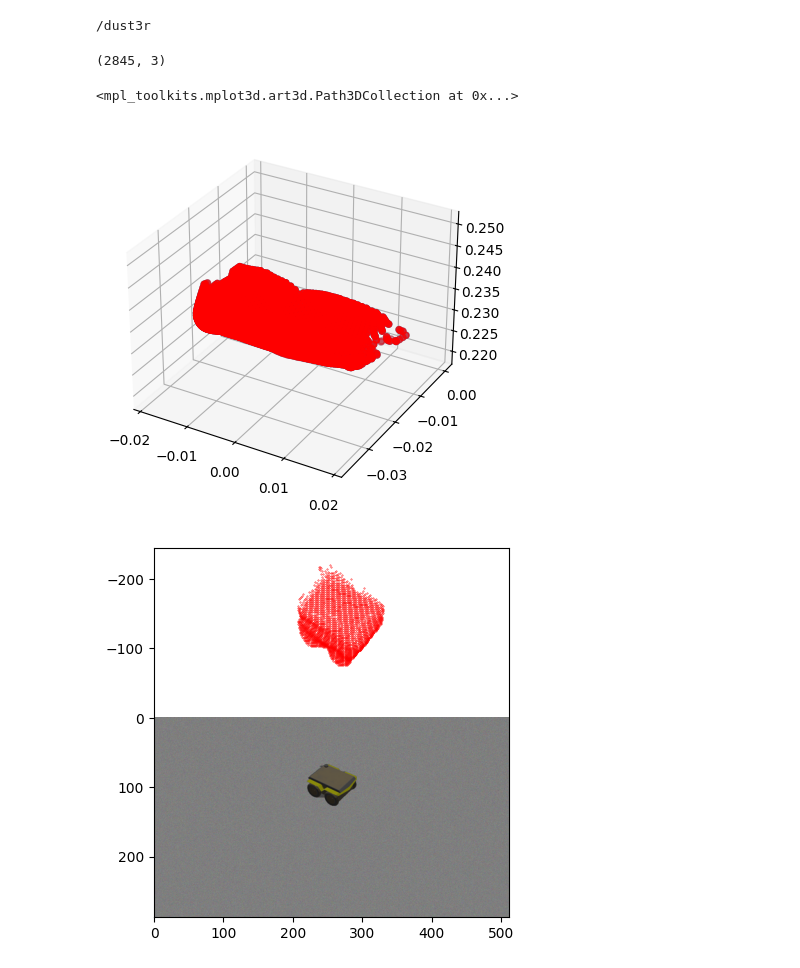
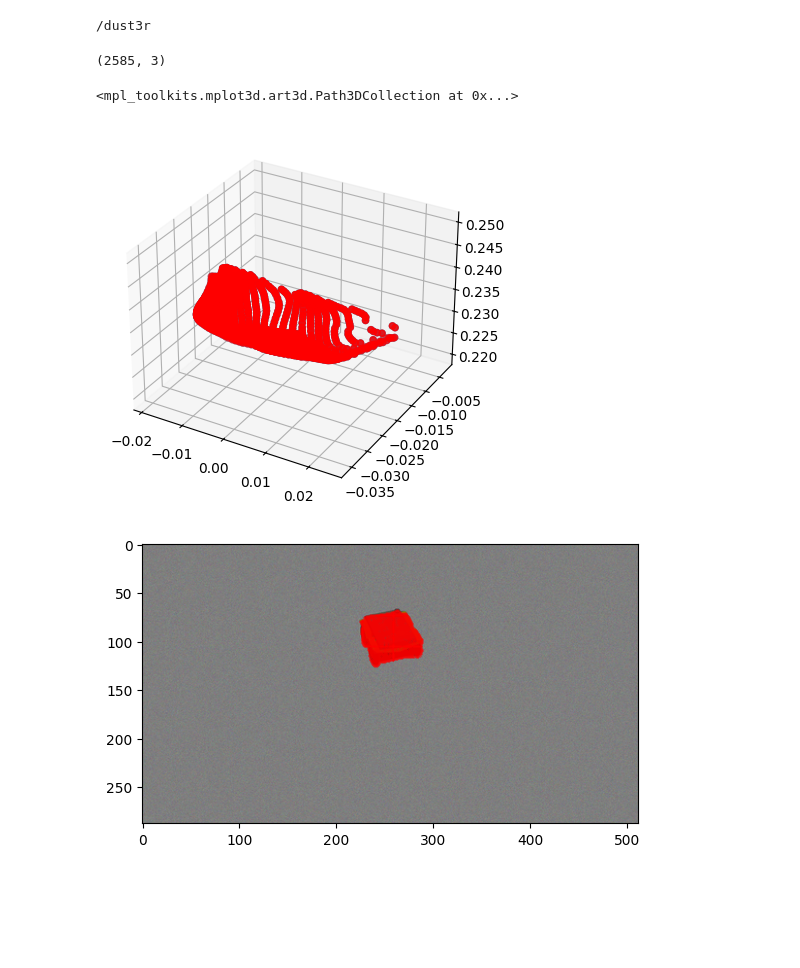
Before and after one commit to tauzn-clock/dust3r, a Jupyter notebook: masked_dust3r/scripts/analyse_ptcloud.ipynb, the cells around one changed output. Cells and saved outputs as stored; diff of their text form; code cells hidden in the pictures; blank space fills up the shorter version.

```diff
--- a/masked_dust3r/scripts/analyse_ptcloud.ipynb
+++ b/masked_dust3r/scripts/analyse_ptcloud.ipynb
@@ -29,7 +29,7 @@ all_cx = []
 all_cy = []
 all_image_array = []
 
-for transform_index in range(5,len(transforms["frames"])):
+for transform_index in range(10,len(transforms["frames"])):
     tf = transforms["frames"][transform_index]["transform_matrix"]
     fl_x = transforms["frames"][transform_index]["fl_x"]
     fl_y = transforms["frames"][transform_index]["fl_y"]
@@ -57,7 +57,7 @@ for transform_index in range(5,len(transforms["frames"])):
 all_pc_points = np.concatenate(all_pc_points, axis=0)
 print(all_pc_points.shape)
 # %% [output]
-(2845, 3)
+(2585, 3)
 # %%
 #Keep only 10 percent of points furthest away from the centroid
 centroid = np.mean(all_pc_points, axis=0)
@@ -74,7 +74,7 @@ ax.scatter(all_pc_points[:,0], all_pc_points[:,1], all_pc_points[:,2])
 ax.scatter(far_points[:,0], far_points[:,1], far_points[:,2], color="red")
 # %% [output]
 <mpl_toolkits.mplot3d.art3d.Path3DCollection at 0x...>
-[figure, old version]
+[figure, new version]
 # %%
 OPENGL = np.array([[1, 0, 0, 0],
                     [0, -1, 0, 0],
@@ -82,33 +82,33 @@ OPENGL = np.array([[1, 0, 0, 0],
                     [0, 0, 0, 1]])
 
 for i in range(len(transforms["frames"])):
     #Intrinsics matrix
     K = np.array([[all_fl_x[i], 0, all_cx[i], 0],
                     [0, all_fl_y[i], all_cy[i], 0],
                     [0, 0, 1, 0]])
     #Extrinsics matrix
     tf = np.array(all_tf[i])
-    #tf = np.linalg.inv(tf)
-    #tf = np.dot(OPENGL,tf)
+    tf = np.linalg.inv(tf)
+    tf = np.dot(OPENGL,tf)
     #tf = np.linalg.inv(tf)
 
     #Project the points
     points = far_points
     points = np.concatenate((points, np.ones((points.shape[0], 1))), axis=1)
     points = np.dot(points, tf.T)
     points = np.dot(points, K.T)
     points = points[:,:2]/points[:,2].reshape(-1,1)
 
     #Plot the points over original image
     image = Image.open(all_image_array[i])
     #Resize image
     image = image.resize((int(K[0,2]*2), int(K[1,2]*2)), Image.Resampling.LANCZOS)
 
 
 
     fig, ax = plt.subplots()
     ax.imshow(image)
     ax.scatter(points[:,0], points[:,1], color="red", s=0.1)
     break
 # %% [output]
-[figure, old version]
+[figure, new version]
```
Also changed, not shown: 4 other files.
